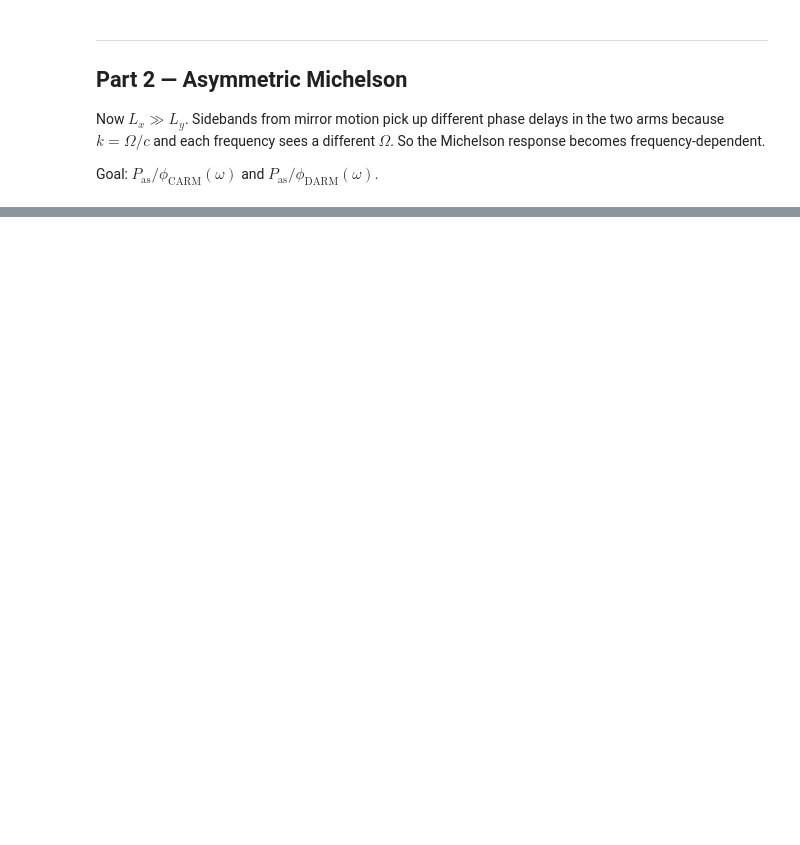
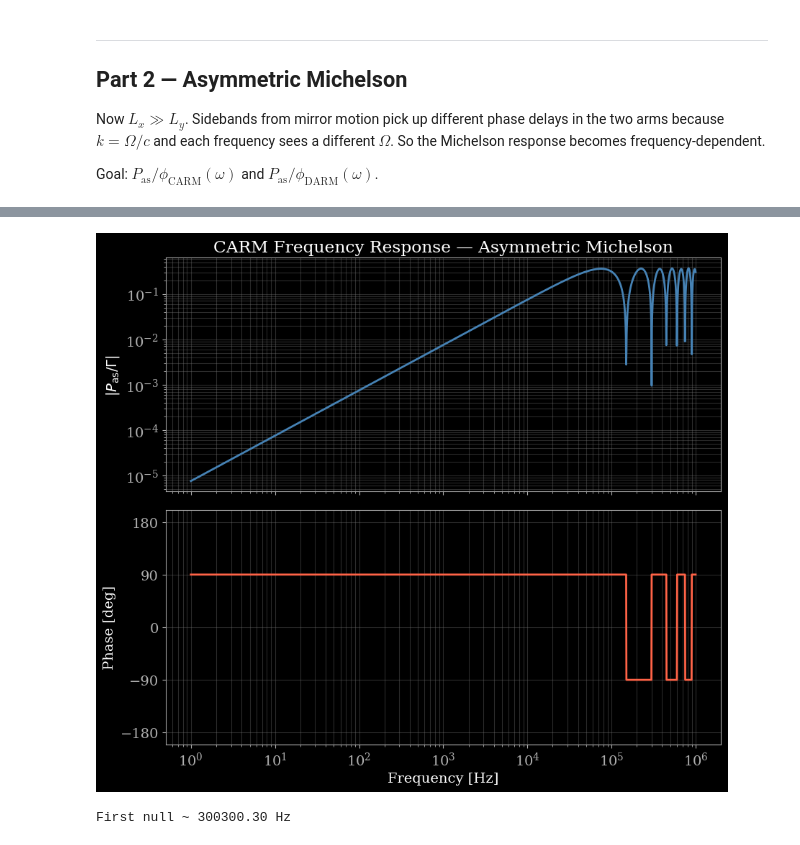
Before and after one commit to ShreyanGo/Lasers-Optomech, a Jupyter notebook: HW03.ipynb, the cells around one changed output, grey strips where cells are left out. Cells and saved outputs as stored; diff of their text form; code cells hidden in the pictures; blank space fills up the shorter version.

```diff
--- a/HW03.ipynb
+++ b/HW03.ipynb
@@ -383,7 +428,23 @@ TF_CARM = (-1j * rx**2
 # %%
 fig, (ax1, ax2) = plt.subplots(2, 1, sharex=True, figsize=(9, 8))
 
 ax1.loglog(f_arr, np.abs(TF_CARM), color='steelblue', lw=2)
 ax1.set_ylabel(r'$|P_\mathrm{as}/\Gamma|$')
 ax1.set_title(r'CARM Frequency Response — Asymmetric Michelson')
 ax1.grid(which='both', alpha=0.4)
+
+ax2.semilogx(f_arr, np.angle(TF_CARM, deg=True), color='tomato', lw=2)
+ax2.set_ylabel(r'Phase [deg]')
+ax2.set_xlabel(r'Frequency [Hz]')
+ax2.set_ylim(-200, 200)
+ax2.set_yticks([-180, -90, 0, 90, 180])
+ax2.grid(which='both', alpha=0.4)
+
+plt.tight_layout()
+plt.show()
+
+f_null = omega0 * np.pi / (2 * np.pi * phi_d0_val)
+print(f'First null ~ {f_null:.2f} Hz')
+# %% [output]
+[figure, added]
+First null ~ 300300.30 Hz
```
Also changed, not shown: parts of 33 cells of this notebook.
